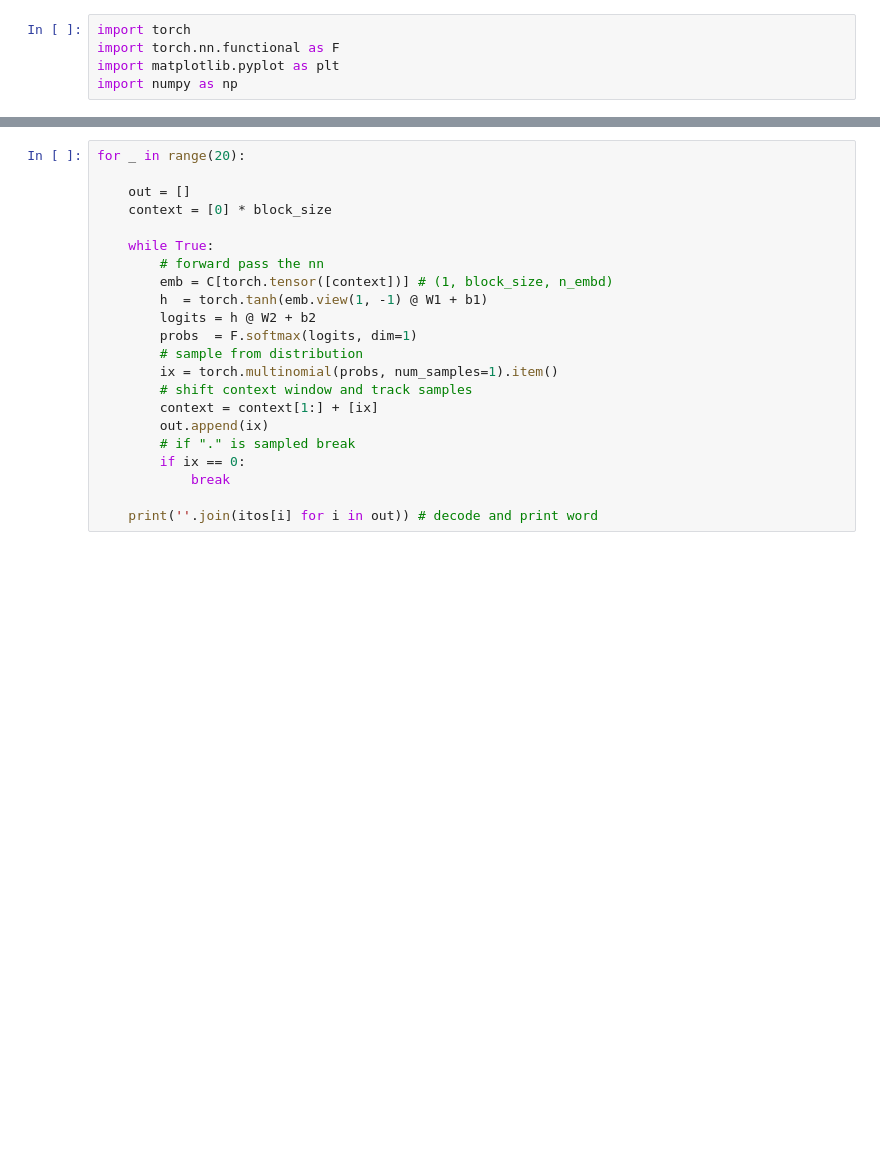
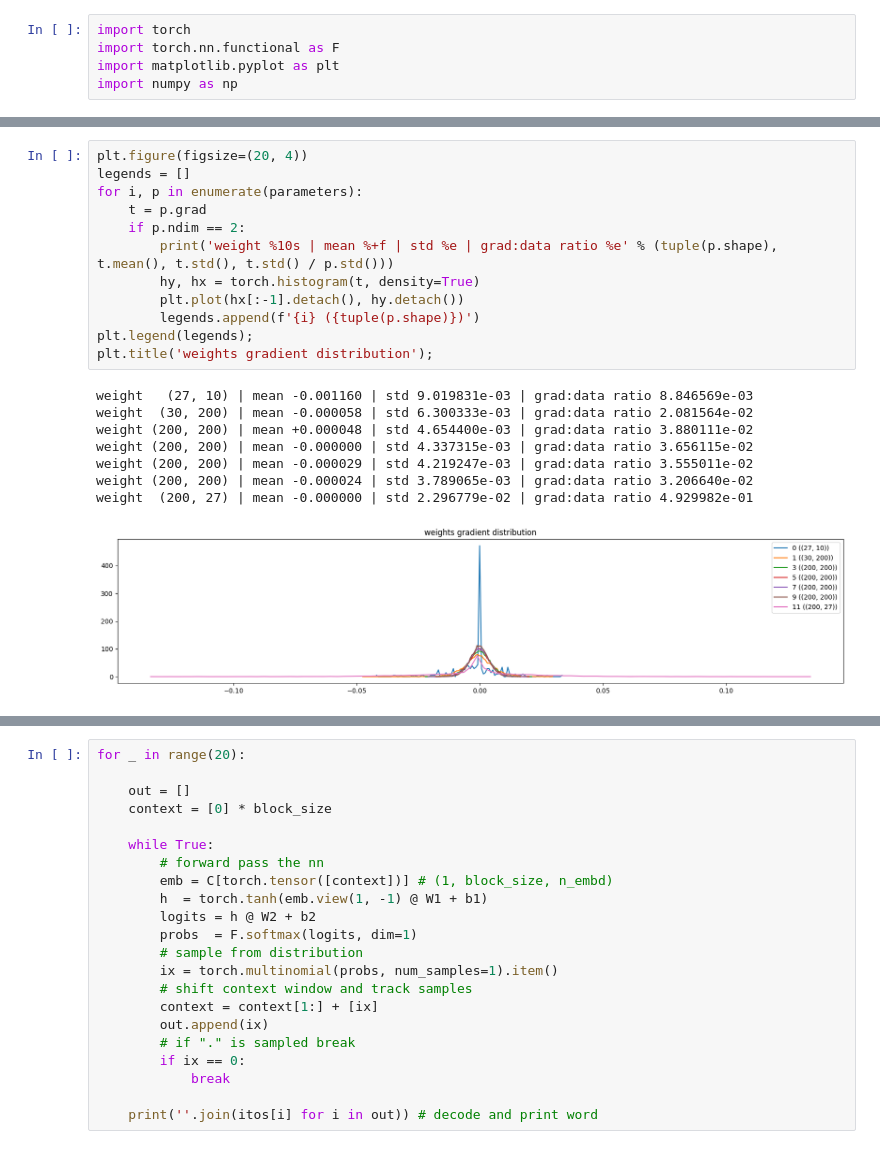
Before and after one commit to Decrescent398/transformers, a Jupyter notebook: batchnorm.ipynb, the cells around one changed output, grey strips where cells are left out. Cells and saved outputs as stored; diff of their text form; blank space fills up the shorter version.

```diff
--- a/batchnorm.ipynb
+++ b/batchnorm.ipynb
@@ -186,0 +250,21 @@ plt.plot(lossi)
+# %%
+plt.figure(figsize=(20, 4))
+legends = []
+for i, p in enumerate(parameters):
+    t = p.grad
+    if p.ndim == 2:
+        print('weight %10s | mean %+f | std %e | grad:data ratio %e' % (tuple(p.shape), t.mean(), t.std(), t.std() / p.std()))
+        hy, hx = torch.histogram(t, density=True)
+        plt.plot(hx[:-1].detach(), hy.detach())
+        legends.append(f'{i} ({tuple(p.shape)})')
+plt.legend(legends);
+plt.title('weights gradient distribution');
+# %% [output]
+weight   (27, 10) | mean -0.001160 | std 9.019831e-03 | grad:data ratio 8.846569e-03
+weight  (30, 200) | mean -0.000058 | std 6.300333e-03 | grad:data ratio 2.081564e-02
+weight (200, 200) | mean +0.000048 | std 4.654400e-03 | grad:data ratio 3.880111e-02
+weight (200, 200) | mean -0.000000 | std 4.337315e-03 | grad:data ratio 3.656115e-02
+weight (200, 200) | mean -0.000029 | std 4.219247e-03 | grad:data ratio 3.555011e-02
+weight (200, 200) | mean -0.000024 | std 3.789065e-03 | grad:data ratio 3.206640e-02
+weight  (200, 27) | mean -0.000000 | std 2.296779e-02 | grad:data ratio 4.929982e-01
+[figure, added]
```
Also changed, not shown: parts of 13 cells of this notebook.
